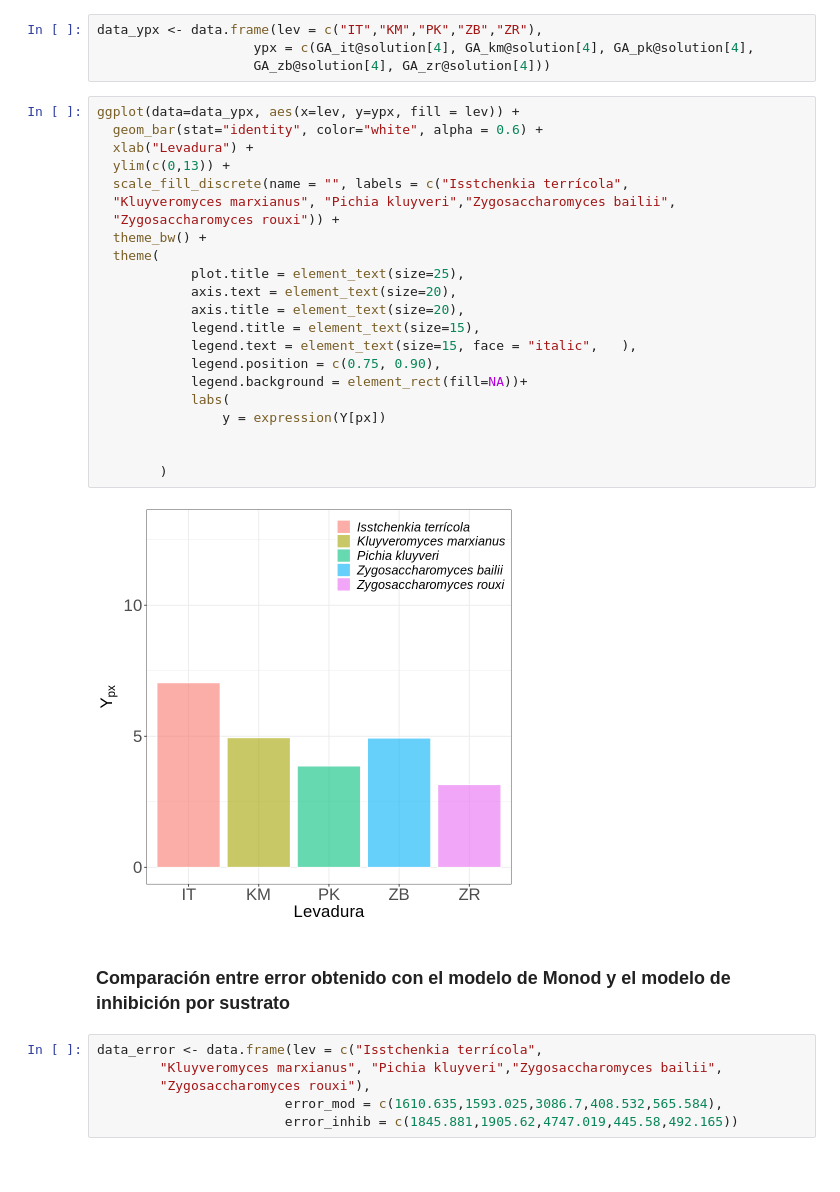
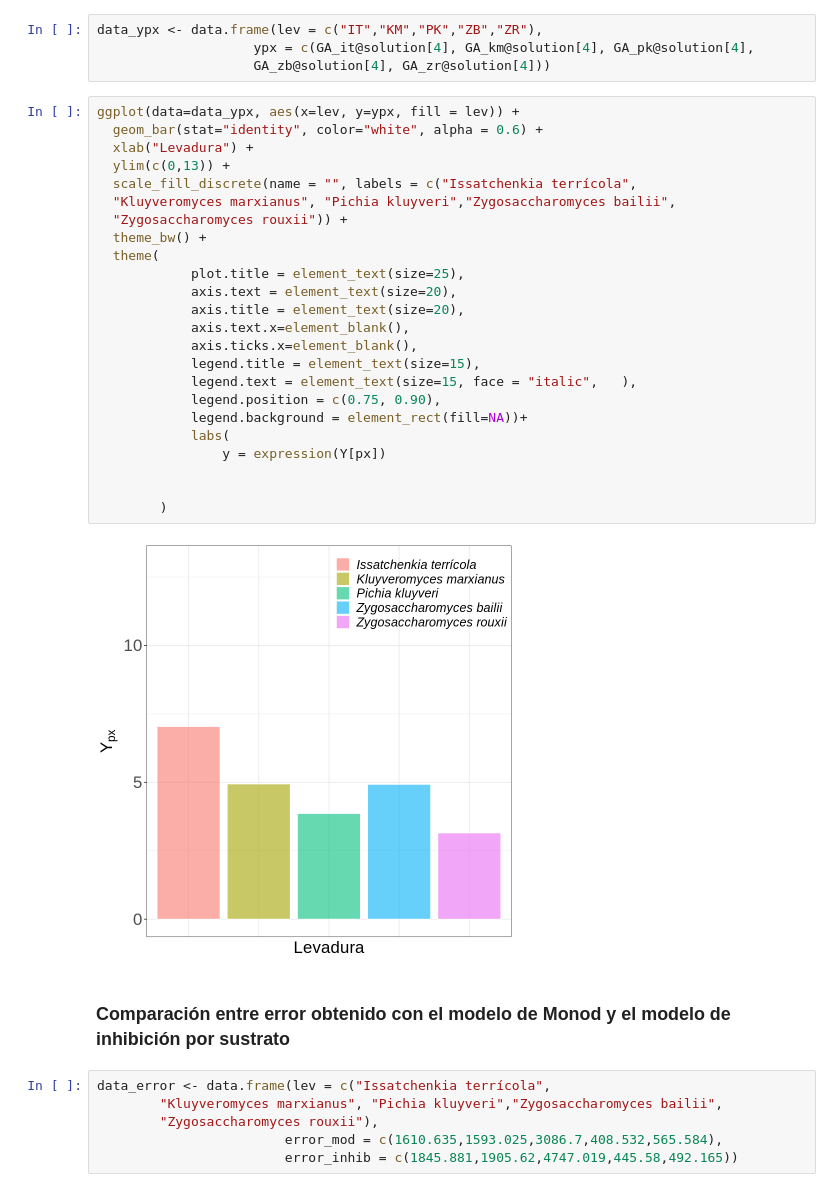
Before and after one commit to JuanM-GG/modelos-tesis, a Jupyter notebook: optimizacion_parametrica_monod.ipynb, the cells around one changed output. Cells and saved outputs as stored; diff of their text form.

```diff
--- a/optimizacion_parametrica_monod.ipynb
+++ b/optimizacion_parametrica_monod.ipynb
@@ -1247,33 +1225,35 @@ data_ypx <- data.frame(lev = c("IT","KM","PK","ZB","ZR"),
 # %%
 ggplot(data=data_ypx, aes(x=lev, y=ypx, fill = lev)) +
   geom_bar(stat="identity", color="white", alpha = 0.6) +
   xlab("Levadura") +
   ylim(c(0,13)) +
-  scale_fill_discrete(name = "", labels = c("Isstchenkia terrícola",
+  scale_fill_discrete(name = "", labels = c("Issatchenkia terrícola",
   "Kluyveromyces marxianus", "Pichia kluyveri","Zygosaccharomyces bailii",
-  "Zygosaccharomyces rouxi")) +
+  "Zygosaccharomyces rouxii")) +
   theme_bw() +
   theme(
             plot.title = element_text(size=25),
             axis.text = element_text(size=20),
             axis.title = element_text(size=20),
+            axis.text.x=element_blank(),
+            axis.ticks.x=element_blank(),
             legend.title = element_text(size=15),
             legend.text = element_text(size=15, face = "italic",   ),
             legend.position = c(0.75, 0.90),
             legend.background = element_rect(fill=NA))+
             labs(
                 y = expression(Y[px])
 
 
         )
 # %% [output]
-[figure, old version]
+[figure, new version]
 # %% [markdown]
 ### Comparación entre error obtenido con el modelo de Monod y el modelo de inhibición por sustrato
 # %%
-data_error <- data.frame(lev = c("Isstchenkia terrícola",
+data_error <- data.frame(lev = c("Issatchenkia terrícola",
         "Kluyveromyces marxianus", "Pichia kluyveri","Zygosaccharomyces bailii",
-        "Zygosaccharomyces rouxi"),
+        "Zygosaccharomyces rouxii"),
                         error_mod = c(1610.635,1593.025,3086.7,408.532,565.584),
                         error_inhib = c(1845.881,1905.62,4747.019,445.58,492.165))
 # %%
```
Also changed, not shown: parts of 7 cells of this notebook.
